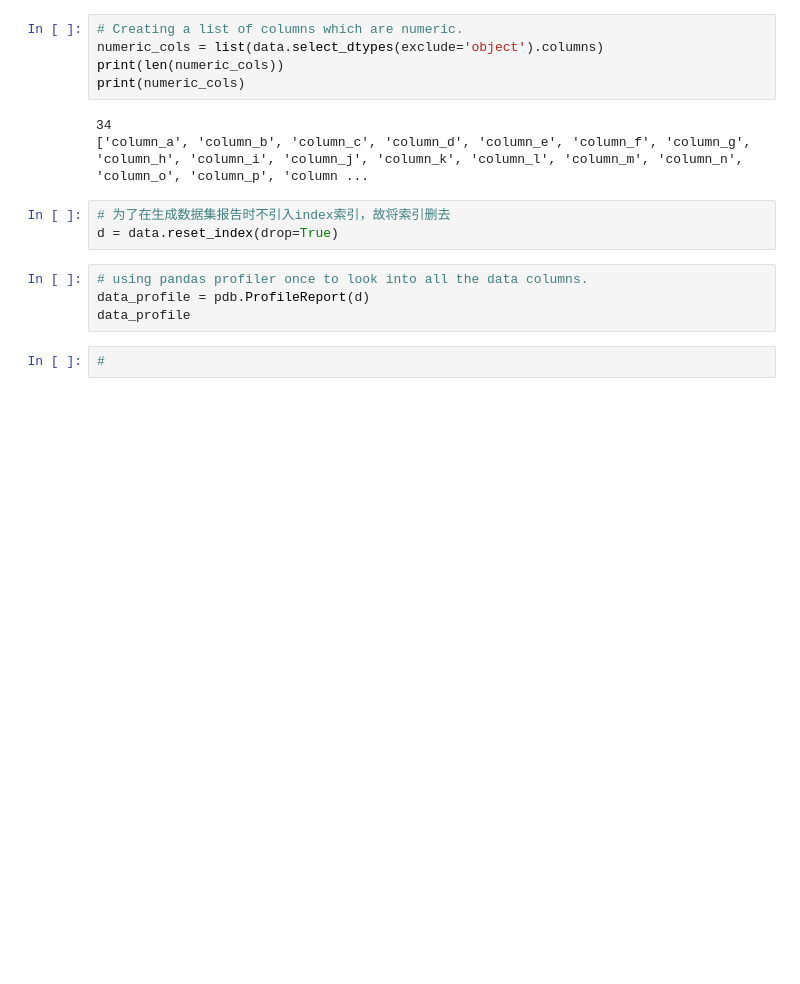
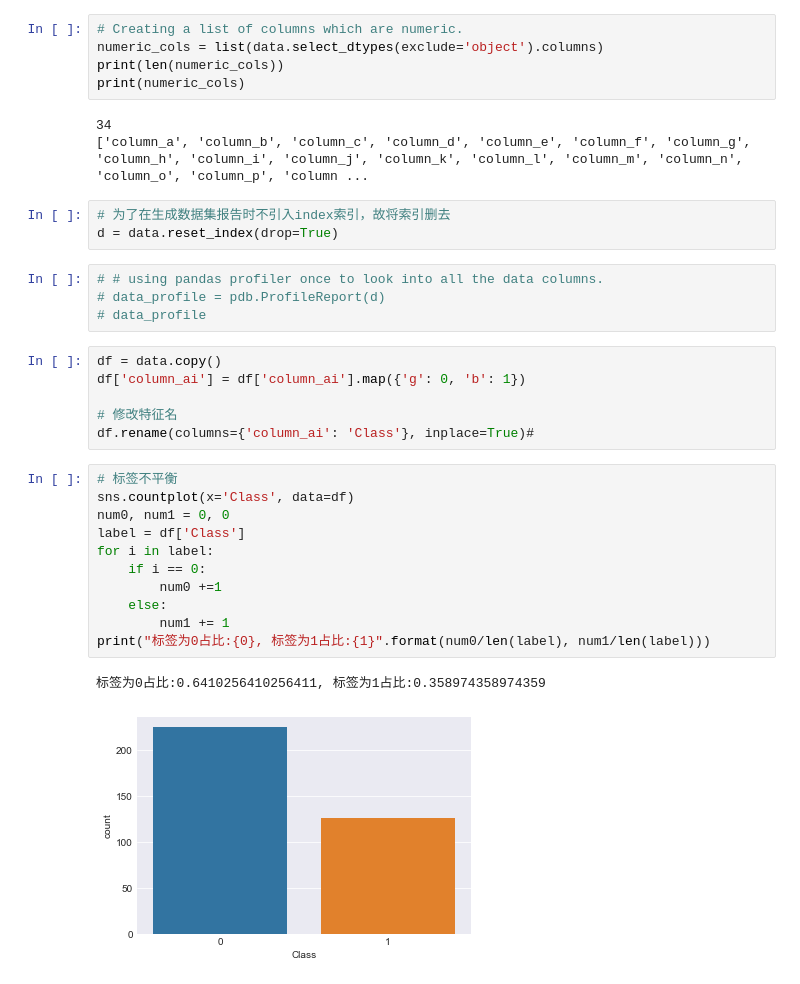
Before and after one commit to superheroyly/ML, a Jupyter notebook: Exp1/Ionosphere.ipynb, the cells around one changed output. Drawn from its saved outputs; the diff is of its cells as text; blank space fills up the shorter version.

```diff
--- a/Exp1/Ionosphere.ipynb
+++ b/Exp1/Ionosphere.ipynb
@@ -93,8 +93,26 @@ print(numeric_cols)
 # 为了在生成数据集报告时不引入index索引，故将索引删去
 d = data.reset_index(drop=True)
 # %%
-# using pandas profiler once to look into all the data columns.
-data_profile = pdb.ProfileReport(d)
-data_profile
+# # using pandas profiler once to look into all the data columns.
+# data_profile = pdb.ProfileReport(d)
+# data_profile
 # %%
-#
+df = data.copy()
+df['column_ai'] = df['column_ai'].map({'g': 0, 'b': 1})
+
+# 修改特征名
+df.rename(columns={'column_ai': 'Class'}, inplace=True)#
+# %%
+# 标签不平衡
+sns.countplot(x='Class', data=df)
+num0, num1 = 0, 0
+label = df['Class']
+for i in label:
+    if i == 0:
+        num0 +=1
+    else:
+        num1 += 1
+print("标签为0占比:{0}, 标签为1占比:{1}".format(num0/len(label), num1/len(label)))
+# %% [output]
+标签为0占比:0.6410256410256411, 标签为1占比:0.358974358974359
+[figure, added]
```
Also changed, not shown: parts of 13 cells of this notebook.
